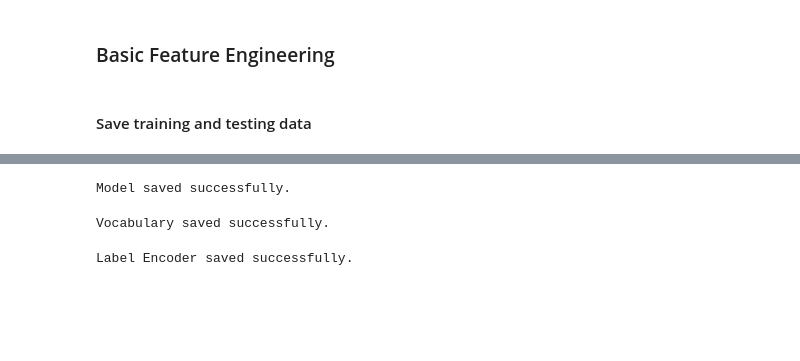
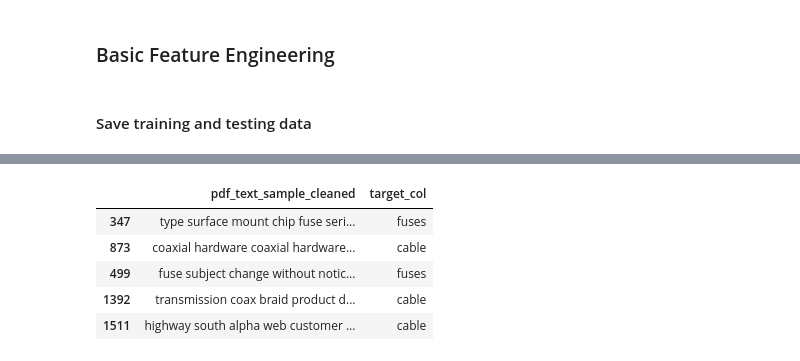
Before and after one commit to Vedaang-Chopra/NLP_Projects, a Jupyter notebook: Parsec_Assignment/code_base/eda_cleaning.ipynb, the cells around one changed output, grey strips where cells are left out. Drawn from its saved outputs; the diff is of its cells as text; code cells hidden in the pictures; blank space fills up the shorter version.

```diff
--- a/Parsec_Assignment/code_base/eda_cleaning.ipynb
+++ b/Parsec_Assignment/code_base/eda_cleaning.ipynb
@@ -425,4 +300,0 @@ weighted avg       1.00      1.00      1.00      1395
-# %%
-from sklearn.ensemble import RandomForestClassifier
-model = RandomForestClassifier(n_estimators=100)
-model.fit(X_train_vectorized, y_train)
@@ -498,6 +300,0 @@ df['tokenized_text'] = df['pdf_text_sample_cleaned'].apply(tokenizer)
-# %%
-# Train-test split
-X_train, X_test, y_train, y_test = train_test_split(
-    df['tokenized_text'], df['target_col'],
-    test_size=0.2, random_state=42, stratify=df['target_col']
-)
@@ -535,8 +300,0 @@ vocab.set_default_index(vocab['<unk>'])
-# %%
-def pad_sequence(seq, max_len=50):
-    if len(seq) > max_len:
-        return seq[:max_len]
-    return seq + [vocab['<pad>']] * (max_len - len(seq))
-
-X_train = [pad_sequence(text) for text in X_train]
-X_test = [pad_sequence(text) for text in X_test]
@@ -551,6 +300,0 @@ for i, word in enumerate(vocab.get_itos()):
-# %%
-def numericalize_and_pad(texts, vocab, max_len=50):
-    return [pad_sequence([vocab[token] for token in text], max_len) for text in texts]
-
-X_train = numericalize_and_pad(X_train, vocab)
-X_test = numericalize_and_pad(X_test, vocab)
@@ -781,18 +301,11 @@ weighted avg       1.00      1.00      1.00       349
-# %%
-# Save the model
-torch.save(model.state_dict(), 'lstm_model.pth')
-print("Model saved successfully.")
-# %% [output]
-Model saved successfully.
-# %%
-# Save the vocabulary to a file
-torch.save(vocab, 'vocab.pth')
-print("Vocabulary saved successfully.")
-# %% [output]
-Vocabulary saved successfully.
-# %%
-# Save the LabelEncoder to a file
-torch.save(label_encoder.classes_, 'label_encoder.pth')
-print("Label Encoder saved successfully.")
-# %% [output]
-Label Encoder saved successfully.
+# %%
+training_df = pd.concat([X_train, y_train], axis=1)
+training_df.to_csv(os.path.join(BASE_PATH_TO_DATASETS, 'modified_training_df.csv'), index=False)
+training_df.head()
+# %% [output]
+|  | pdf_text_sample_cleaned | target_col |
+| 347 | type surface mount chip fuse seri... | fuses |
+| 873 | coaxial hardware coaxial hardware... | cable |
+| 499 | fuse subject change without notic... | fuses |
+| 1392 | transmission coax braid product d... | cable |
+| 1511 | highway south alpha web customer ... | cable |
```
Also changed, not shown: parts of 41 cells of this notebook, 16 other files.
